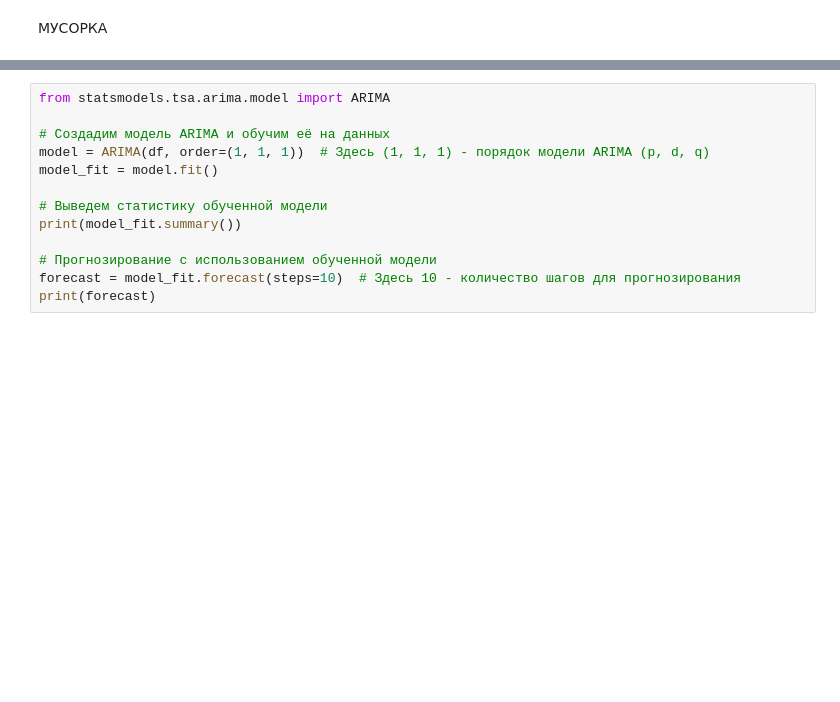
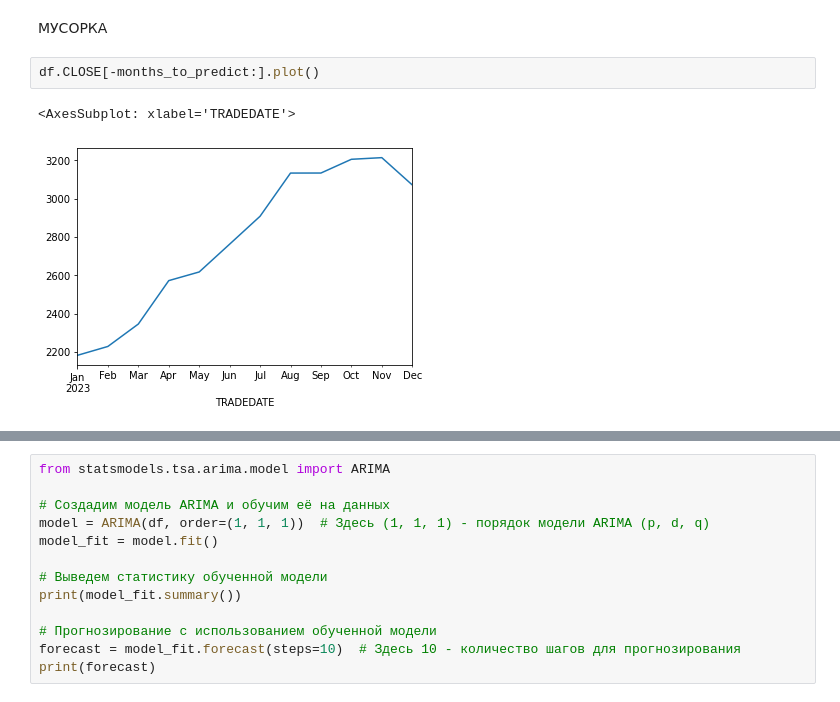
Before and after one commit to PaLashilo/PredictIMOEX, a Jupyter notebook: ARIMA.ipynb, the cells around one changed output, grey strips where cells are left out. Cells and saved outputs as stored; diff of their text form; blank space fills up the shorter version.

```diff
--- a/ARIMA.ipynb
+++ b/ARIMA.ipynb
@@ -155,2 +204,7 @@ plt.show()
 # %% [markdown]
 МУСОРКА
+# %%
+df.CLOSE[-months_to_predict:].plot()
+# %% [output]
+<AxesSubplot: xlabel='TRADEDATE'>
+[figure, added]
```
Also changed, not shown: parts of 12 cells of this notebook.
